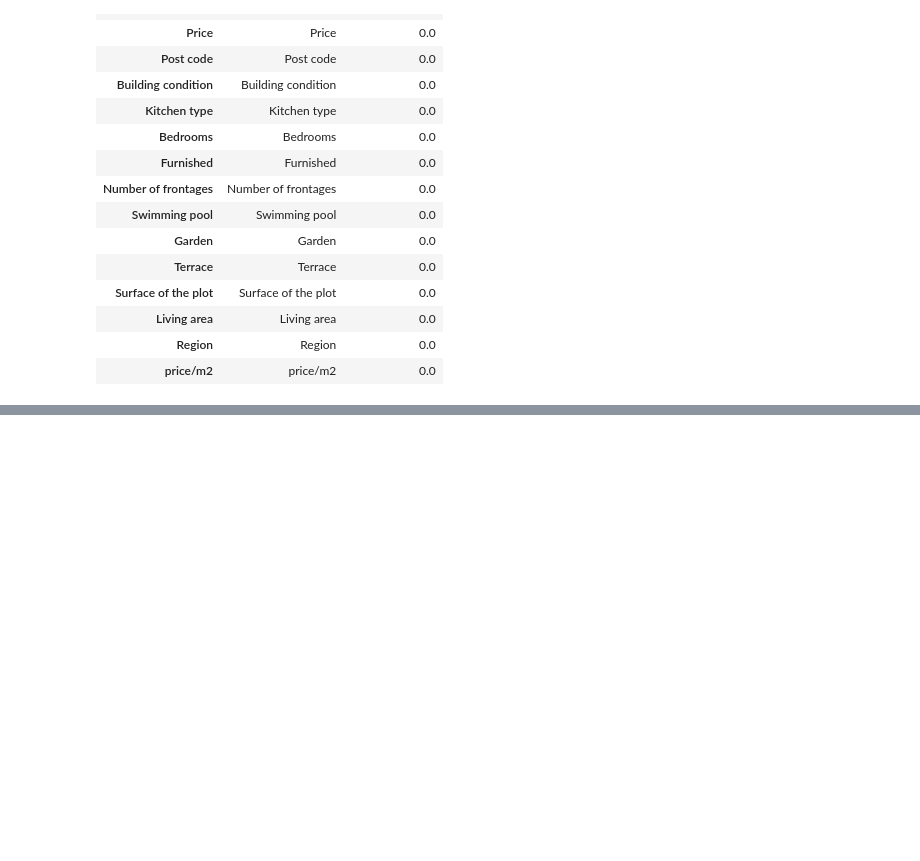
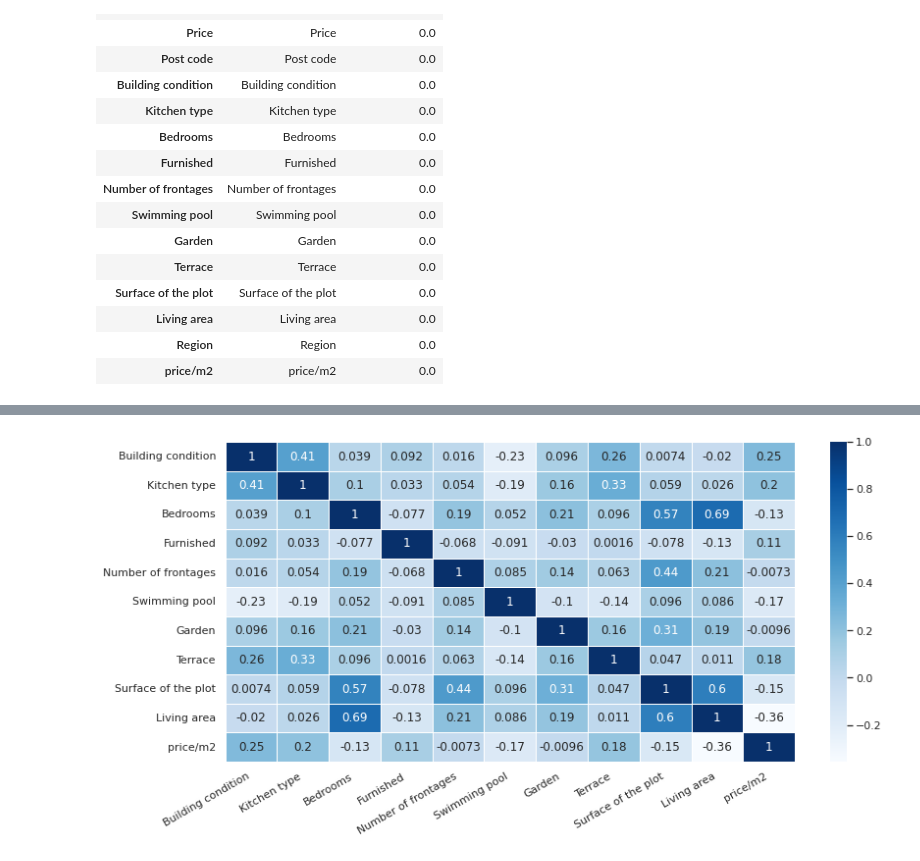
Before and after one commit to dilsadozbrk/immo_eliza_regression, a Jupyter notebook: data/Data_cleaning.ipynb, the cells around one changed output, grey strips where cells are left out. Drawn from its saved outputs; the diff is of its cells as text; code cells hidden in the pictures; blank space fills up the shorter version.

```diff
--- a/data/Data_cleaning.ipynb
+++ b/data/Data_cleaning.ipynb
@@ -90,0 +77,2 @@ raw_data.describe(include='all')
+# %%
+df = raw_data.drop(columns =['Tenement building', 'How many fireplaces?'])
@@ -110,3 +102 @@ Immoweb ID                  0
 dtype: int64
-# %%
-df = raw_data
@@ -264,8 +254,6 @@ for x in df:
                 df.loc[df["Post code"] == code, "Region"] = "West Flanders"
             if code >= 9000 and code <= 9999:
                 df.loc[df["Post code"] == code, "Region"] = "East Flanders"
-# %%
-df = df.drop(columns =['Tenement building', 'How many fireplaces?'])
 # %%
 percent_missing = df.isnull().sum() * 100 / len(df)
 missing_value_df = pd.DataFrame({'column_name': df.columns,
@@ -292,0 +293,4 @@ missing_value_df
+# %%
+corr_df = df.drop(columns=['Immoweb ID', 'Post code', 'Price'])
+a= corr_df.corr(method = 'spearman', min_periods = 1)
+a
@@ -292,0 +310,7 @@ missing_value_df
+# %%
+plt.figure(figsize=(13, 6))
+sns.heatmap(a, vmax=1, annot=True, linewidths=.5,  cmap="Blues")
+plt.xticks(rotation=30, horizontalalignment='right')
+plt.show()
+# %% [output]
+[figure, added]
```
Also changed, not shown: parts of 53 cells of this notebook.
